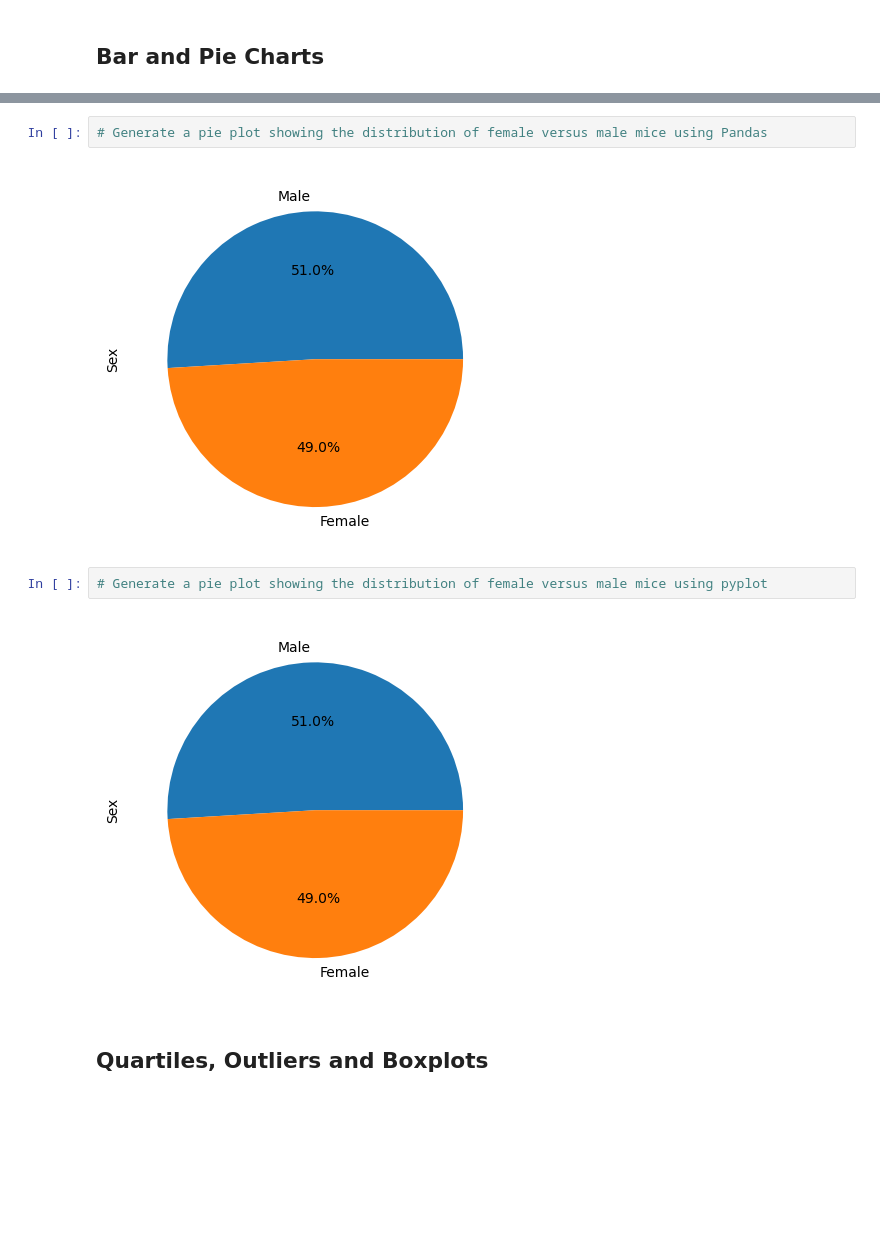
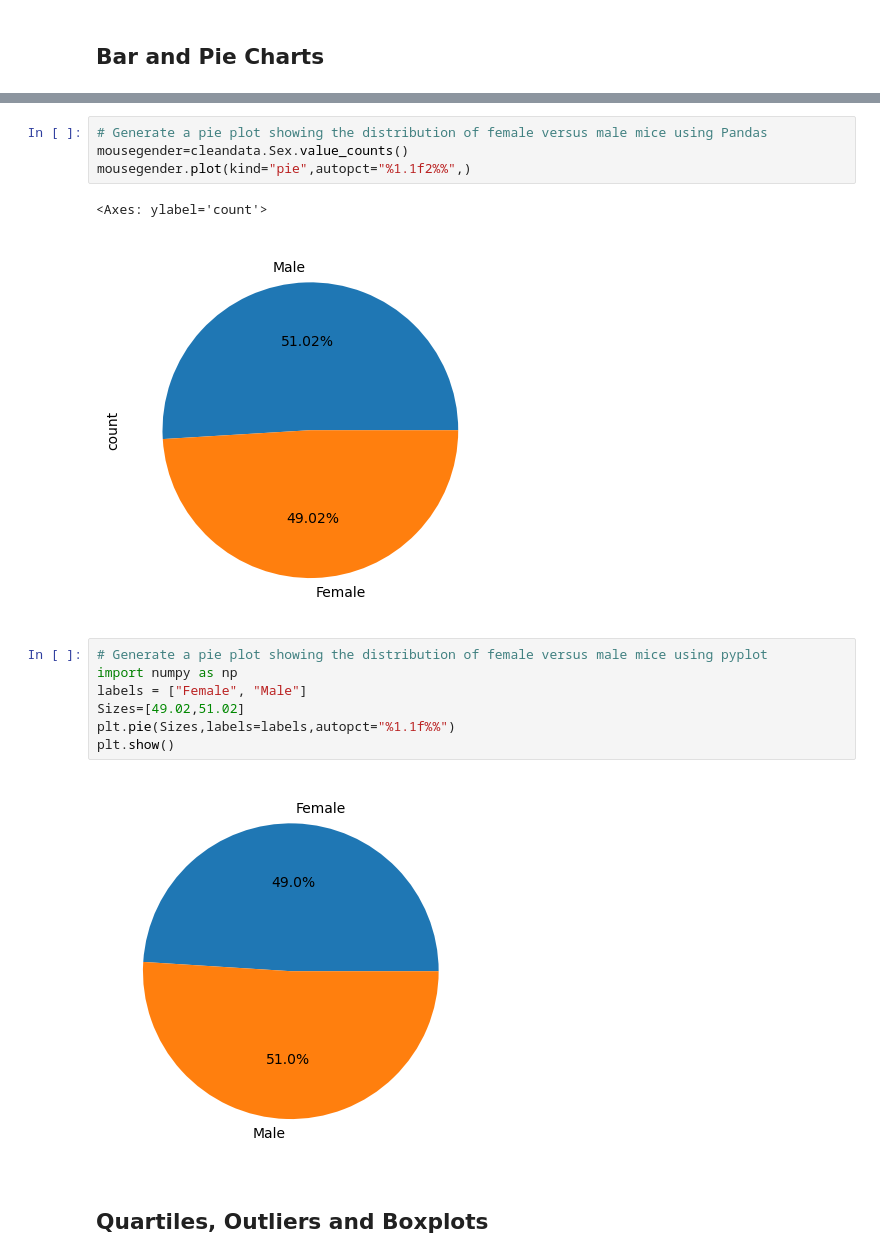
Before and after one commit to NadineB1/pymaceutical-challenge, a Jupyter notebook: pymaceuticals_starter.ipynb, the cells around one changed output, grey strips where cells are left out. Cells and saved outputs as stored; diff of their text form; blank space fills up the shorter version.

```diff
--- a/pymaceuticals_starter.ipynb
+++ b/pymaceuticals_starter.ipynb
@@ -131,11 +171,19 @@ array(['g989'], dtype=object)
 # %%
 # Generate a pie plot showing the distribution of female versus male mice using Pandas
+mousegender=cleandata.Sex.value_counts()
+mousegender.plot(kind="pie",autopct="%1.1f2%%",)
 # %% [output]
+<Axes: ylabel='count'>
-[figure, old version]
+[figure, new version]
 # %%
 # Generate a pie plot showing the distribution of female versus male mice using pyplot
+import numpy as np
+labels = ["Female", "Male"]
+Sizes=[49.02,51.02]
+plt.pie(Sizes,labels=labels,autopct="%1.1f%%")
+plt.show()
 # %% [output]
-[figure, old version]
+[figure, new version]
 # %% [markdown]
 ## Quartiles, Outliers and Boxplots
 # %%
```
Also changed, not shown: parts of 9 cells of this notebook.
